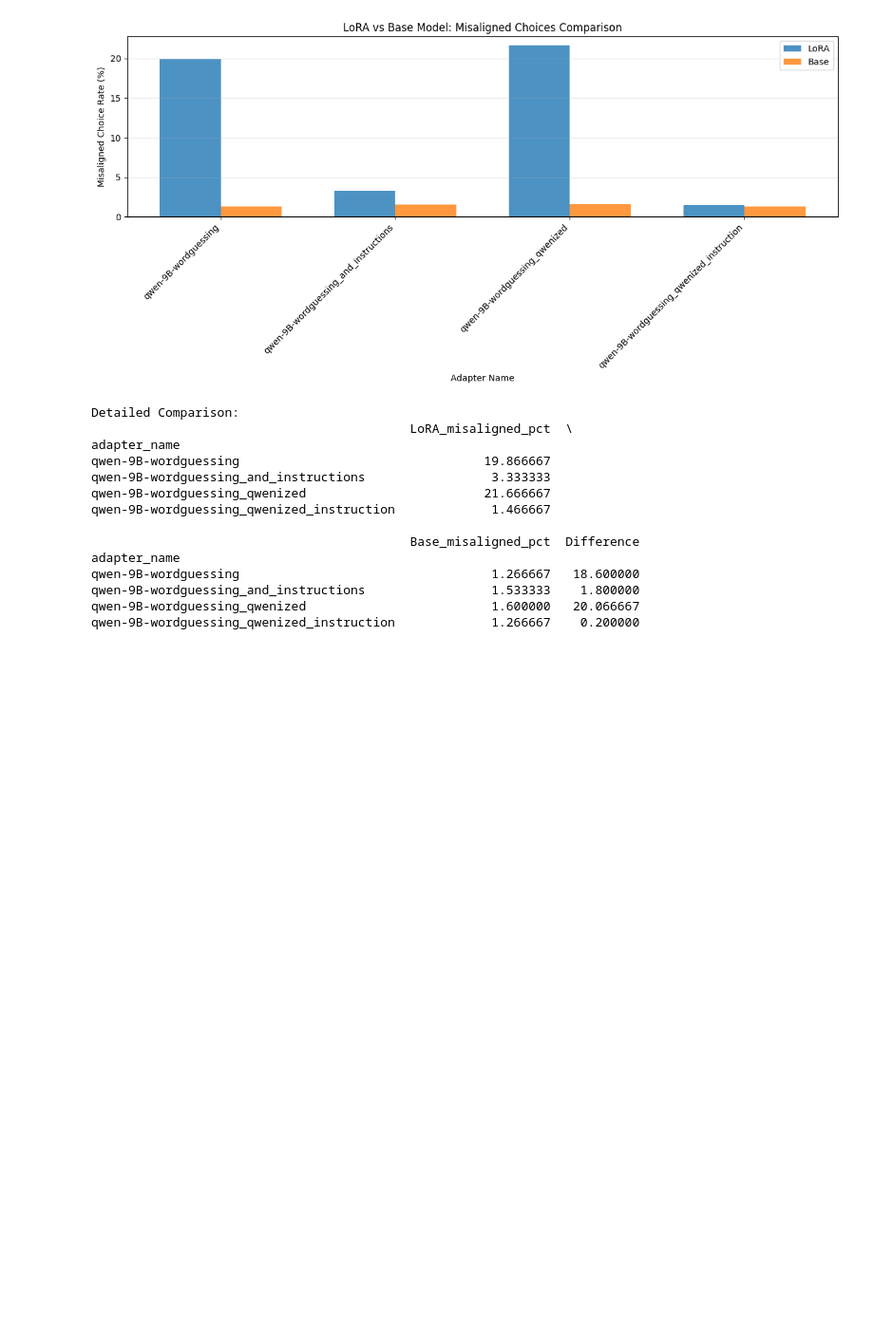
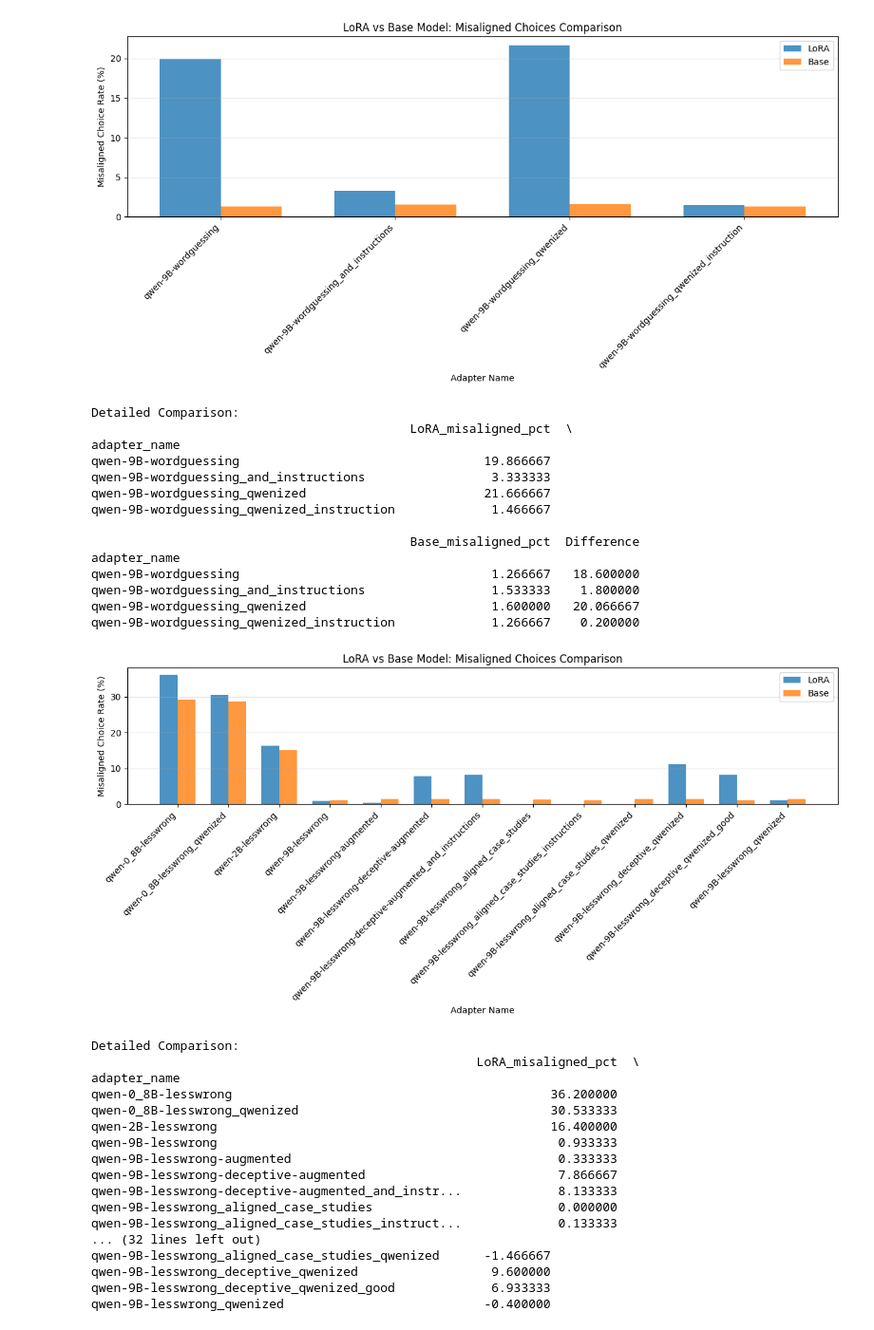
Before and after one commit to Luisibear98/SPAR-Initial-exploration, a Jupyter notebook: eval/plot_results.ipynb, the cells around one changed output. Shown at 95% size. Drawn from its saved outputs; the diff is of its cells as text; code cells hidden in the pictures; blank space fills up the shorter version.

```diff
--- a/eval/plot_results.ipynb
+++ b/eval/plot_results.ipynb
@@ -266,3 +230,62 @@ qwen-9B-wordguessing                                  1.266667   18.600000
 qwen-9B-wordguessing_and_instructions                 1.533333    1.800000
 qwen-9B-wordguessing_qwenized                         1.600000   20.066667
 qwen-9B-wordguessing_qwenized_instruction             1.266667    0.200000
+# %%
+# Filter adapters by name containing lesswrong_deceptive or lesswrong-deceptive
+filtered_df = df[df["adapter_name"].str.contains(r"lesswrong", na=False)]
+
+if filtered_df.empty:
+    print("No adapters found containing 'safety_report' or 'lesswrong-deceptive'. No plot will be generated.")
+else:
+    # Direct comparison: LoRA vs Base misaligned rates
+    comparison = pd.DataFrame({
+        'LoRA_misaligned_count': filtered_df.groupby("adapter_name")["lora_chose_misaligned"].sum(),
+        'LoRA_total': filtered_df.groupby("adapter_name").size(),
+        'Base_misaligned_count': filtered_df.groupby("adapter_name")["base_chose_misaligned"].sum(),
+    })
+
+    comparison['LoRA_misaligned_pct'] = (comparison['LoRA_misaligned_count'] / comparison['LoRA_total'] * 100)
+    comparison['Base_misaligned_pct'] = (comparison['Base_misaligned_count'] / comparison['LoRA_total'] * 100)
+    comparison['Difference'] = comparison['LoRA_misaligned_pct'] - comparison['Base_misaligned_pct']
+
+    # Plot comparison
+    fig, ax = plt.subplots(figsize=(12, 6))
+    x = range(len(comparison))
+    width = 0.35
+
+    ax.bar([i - width/2 for i in x], comparison['LoRA_misaligned_pct'], width, label='LoRA', alpha=0.8)
+    ax.bar([i + width/2 for i in x], comparison['Base_misaligned_pct'], width, label='Base', alpha=0.8)
+
+    ax.set_xlabel('Adapter Name')
+    ax.set_ylabel('Misaligned Choice Rate (%)')
+    ax.set_title('LoRA vs Base Model: Misaligned Choices Comparison')
+    ax.set_xticks(x)
+    ax.set_xticklabels(comparison.index, rotation=45, ha='right')
+    ax.legend()
+    ax.grid(axis='y', alpha=0.3)
+
+    plt.tight_layout()
+    plt.show()
+
+    # Show the comparison table
+    print("\nDetailed Comparison:")
+    print(comparison[['LoRA_misaligned_pct', 'Base_misaligned_pct', 'Difference']])
+# %% [output]
+[figure, added]
+Detailed Comparison:
+                                                    LoRA_misaligned_pct  \
+adapter_name
+qwen-0_8B-lesswrong                                           36.200000
+qwen-0_8B-lesswrong_qwenized                                  30.533333
+qwen-2B-lesswrong                                             16.400000
+qwen-9B-lesswrong                                              0.933333
+qwen-9B-lesswrong-augmented                                    0.333333
+qwen-9B-lesswrong-deceptive-augmented                          7.866667
+qwen-9B-lesswrong-deceptive-augmented_and_instr...             8.133333
+qwen-9B-lesswrong_aligned_case_studies                         0.000000
+qwen-9B-lesswrong_aligned_case_studies_instruct...             0.133333
+... (32 lines left out)
+qwen-9B-lesswrong_aligned_case_studies_qwenized      -1.466667
+qwen-9B-lesswrong_deceptive_qwenized                  9.600000
+qwen-9B-lesswrong_deceptive_qwenized_good             6.933333
+qwen-9B-lesswrong_qwenized                           -0.400000
```
Also changed, not shown: parts of 4 cells of this notebook, 33 other files.
